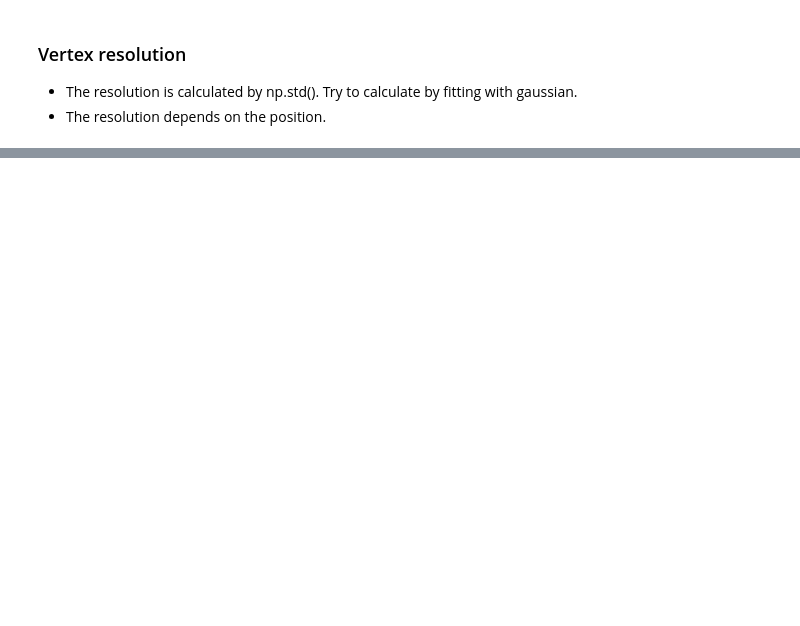
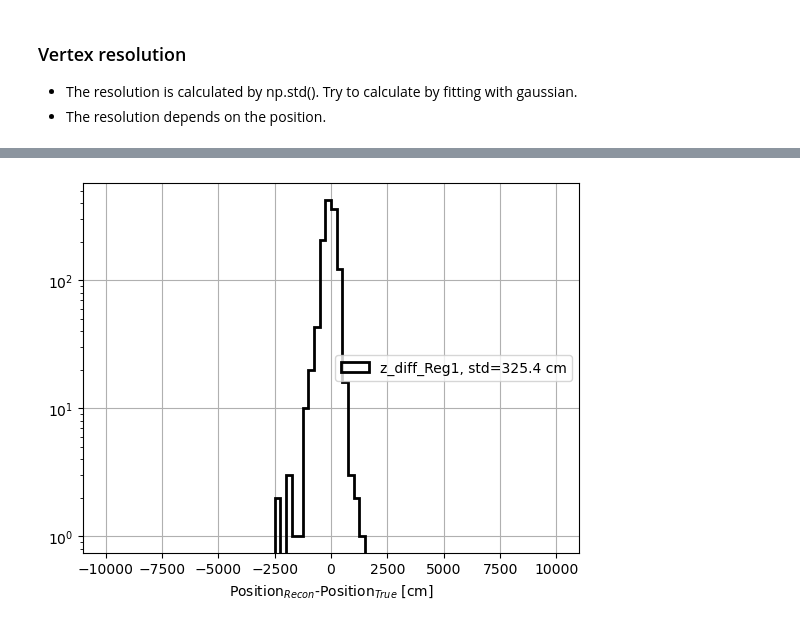
Before and after one commit to AbdisalamJama/CNNs-HK-2024KCLProject, a Jupyter notebook: recon_check.ipynb, the cells around one changed output, grey strips where cells are left out. Drawn from its saved outputs; the diff is of its cells as text; code cells hidden in the pictures; blank space fills up the shorter version.

```diff
--- a/recon_check.ipynb
+++ b/recon_check.ipynb
@@ -347,0 +435,47 @@ plt.show()
+# %%
+# Define Phi boundaries for 4 regions (assuming 0 to 2π range)
+phi_bounds = [-np.pi, -np.pi/2, 0, np.pi/2, np.pi]
+
+# Create masks for each region
+mask1 = (posPhi_true >= phi_bounds[0]) & (posPhi_true < phi_bounds[1])
+mask2 = (posPhi_true >= phi_bounds[1]) & (posPhi_true < phi_bounds[2])
+mask3 = (posPhi_true >= phi_bounds[2]) & (posPhi_true < phi_bounds[3])
+mask4 = (posPhi_true >= phi_bounds[3]) & (posPhi_true < phi_bounds[4])
+
+# Apply masks to split Phi, R, and Z correctly
+
+
+posPhi_true_Reg1, posR_true_Reg1 = posPhi_true[mask1], posR_true[mask1]
+posPhi_true_Reg2, posR_true_Reg2 = posPhi_true[mask2], posR_true[mask2]
+posPhi_true_Reg3, posR_true_Reg3 = posPhi_true[mask3], posR_true[mask3]
+posPhi_true_Reg4, posR_true_Reg4 = posPhi_true[mask4], posR_true[mask4]
+
+posPhi_recon_Reg1, posR_recon_Reg1 = posPhi_recon[mask1], posR_recon[mask1]
+posPhi_recon_Reg2, posR_recon_Reg2 = posPhi_recon[mask2], posR_recon[mask2]
+posPhi_recon_Reg3, posR_recon_Reg3 = posPhi_recon[mask3], posR_recon[mask3]
+posPhi_recon_Reg4, posR_recon_Reg4 = posPhi_recon[mask4], posR_recon[mask4]
+
+
+posR_diff_Reg1 = posR_recon_Reg1 - posR_true_Reg1
+posR_diff_Reg2 = posR_recon_Reg2 - posR_true_Reg2
+posR_diff_Reg3 = posR_recon_Reg3 - posR_true_Reg3
+posR_diff_Reg4 = posR_recon_Reg4 - posR_true_Reg4
+
+distance = recons_scaled[:,1:]-targets_scaled[:,1:]
+z = distance[:,2]
+z_region1 = z[mask1]
+z_region2 = z[mask2]
+z_region3 = z[mask3]
+z_region4 = z[mask4]
+
+
+plt.hist(z_region1, bins=80, range=[-10000,10000], label='z_diff_Reg1, std={:.1f} cm'.format(z_region1.std(axis=0)), color='black', histtype='step', lw=2)
+#plt.hist(z_region2, bins=80, range=[-4000,4000], label='z_diff_Reg2, std={:.1f} cm'.format(z_region2.std(axis=0)), color='red', histtype='step', lw=2)
+#plt.hist(z_region3, bins=80, range=[-4000,4000], label='z_diff_Reg3, std={:.1f} cm'.format(z_region3.std(axis=0)), color='yellow', histtype='step', lw=2)
+#plt.hist(z_region4, bins=80, range=[-4000,4000], label='z_diff_Reg4, std={:.1f} cm'.format(z_region4.std(axis=0)), color='green', histtype='step', lw=2)
+plt.yscale('log')
+plt.xlabel(r'Position$_{Recon}$-Position$_{True}$ [cm]')
+plt.legend()
+plt.grid()
+# %% [output]
+[figure, added]
```
Also changed, not shown: parts of 39 cells of this notebook, 1 other file.
